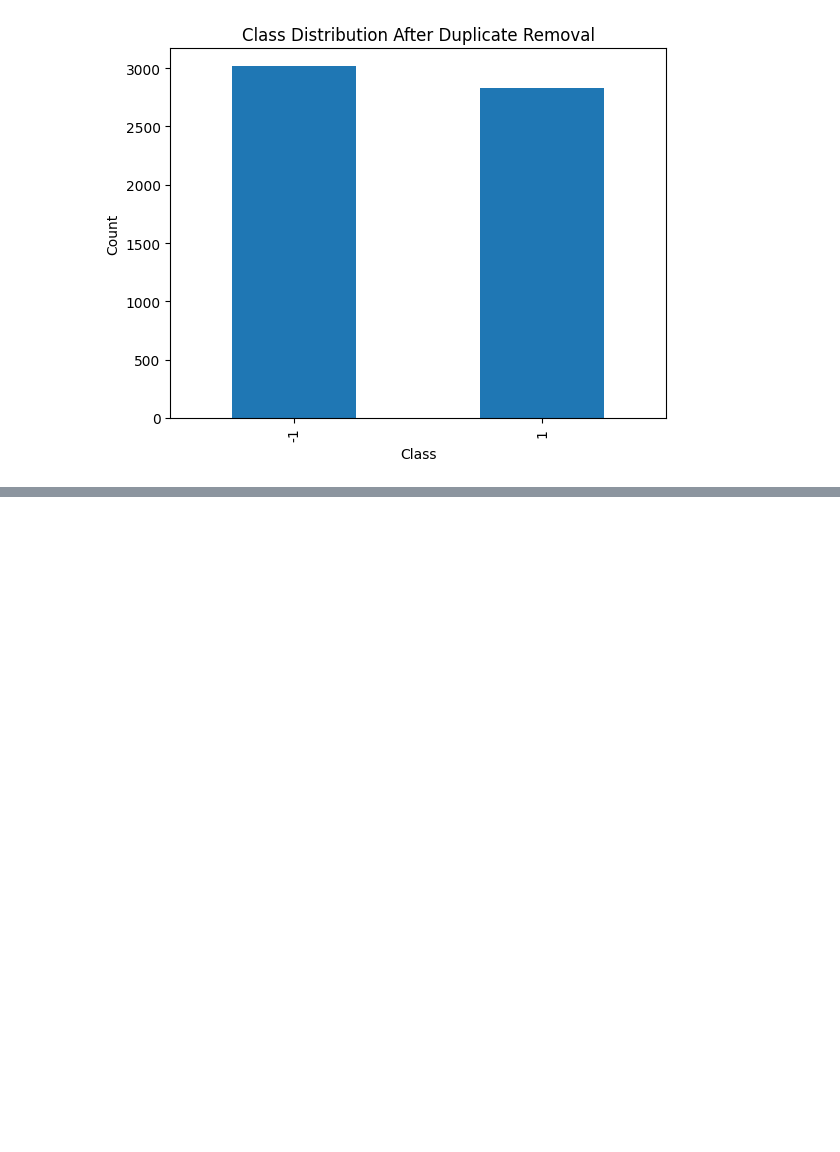
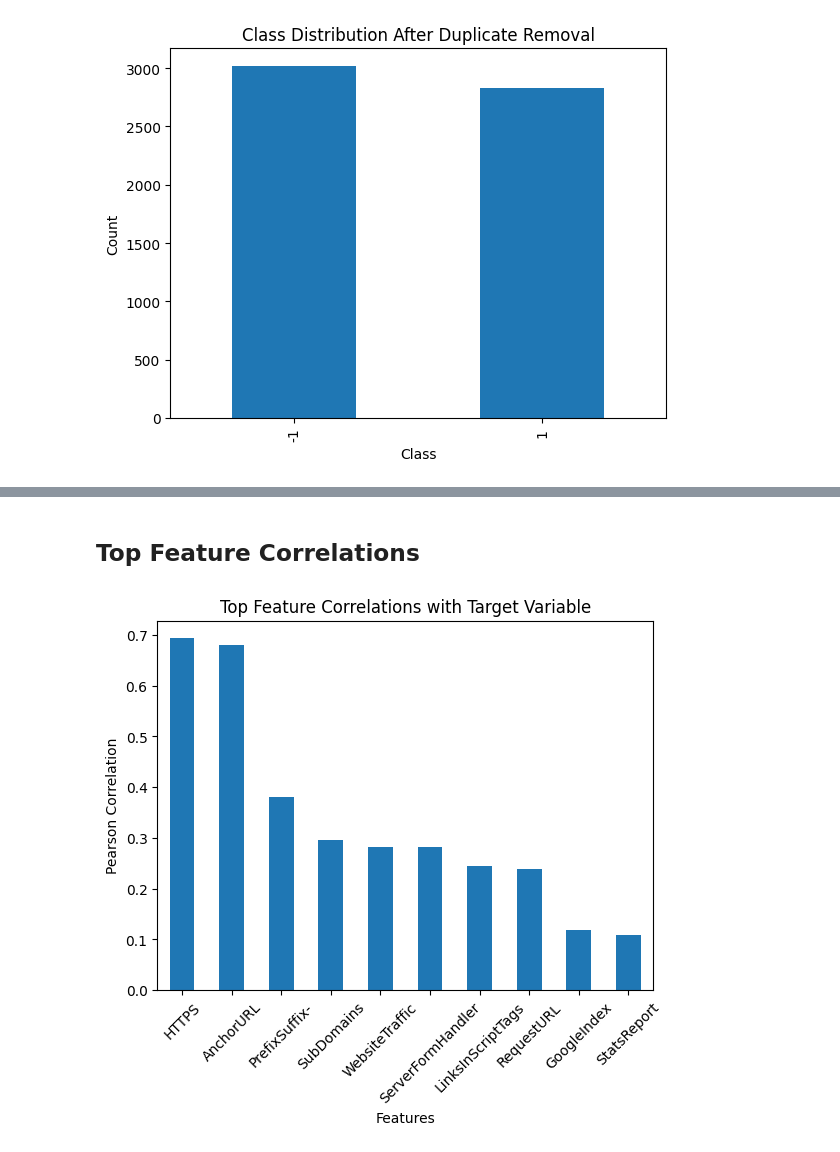
Before and after one commit to ja4smin/phishing-detection-reproduction, a Jupyter notebook: Phishing_Detection_Reproduction.ipynb, the cells around one changed output, grey strips where cells are left out. Cells and saved outputs as stored; diff of their text form; code cells hidden in the pictures; blank space fills up the shorter version.

Commit message:
Added correlation analysis and visualization

```diff
--- a/Phishing_Detection_Reproduction.ipynb
+++ b/Phishing_Detection_Reproduction.ipynb
@@ -171,0 +174,4 @@ plt.show()
+# %%
+correlations = df_no_dup.corr()['class'].sort_values(ascending=False)
+
+print(correlations)
@@ -171,0 +210,17 @@ plt.show()
+# %% [markdown]
+## Top Feature Correlations
+# %%
+import matplotlib.pyplot as plt
+
+top_features = correlations.drop('class').head(10)
+
+top_features.plot(kind='bar')
+
+plt.title("Top Feature Correlations with Target Variable")
+plt.xlabel("Features")
+plt.ylabel("Pearson Correlation")
+plt.xticks(rotation=45)
+
+plt.show()
+# %% [output]
+[figure, added]
```
Also changed, not shown: parts of 3 cells of this notebook.
